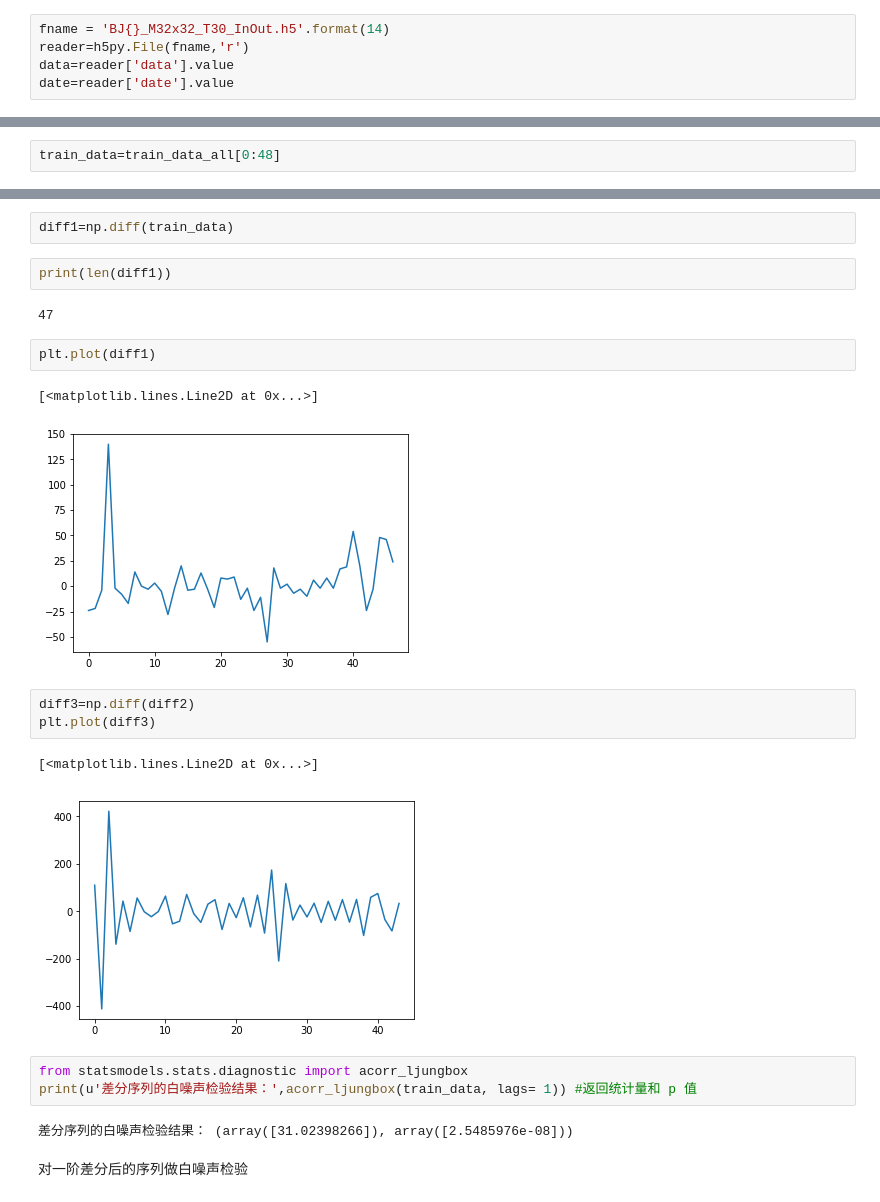
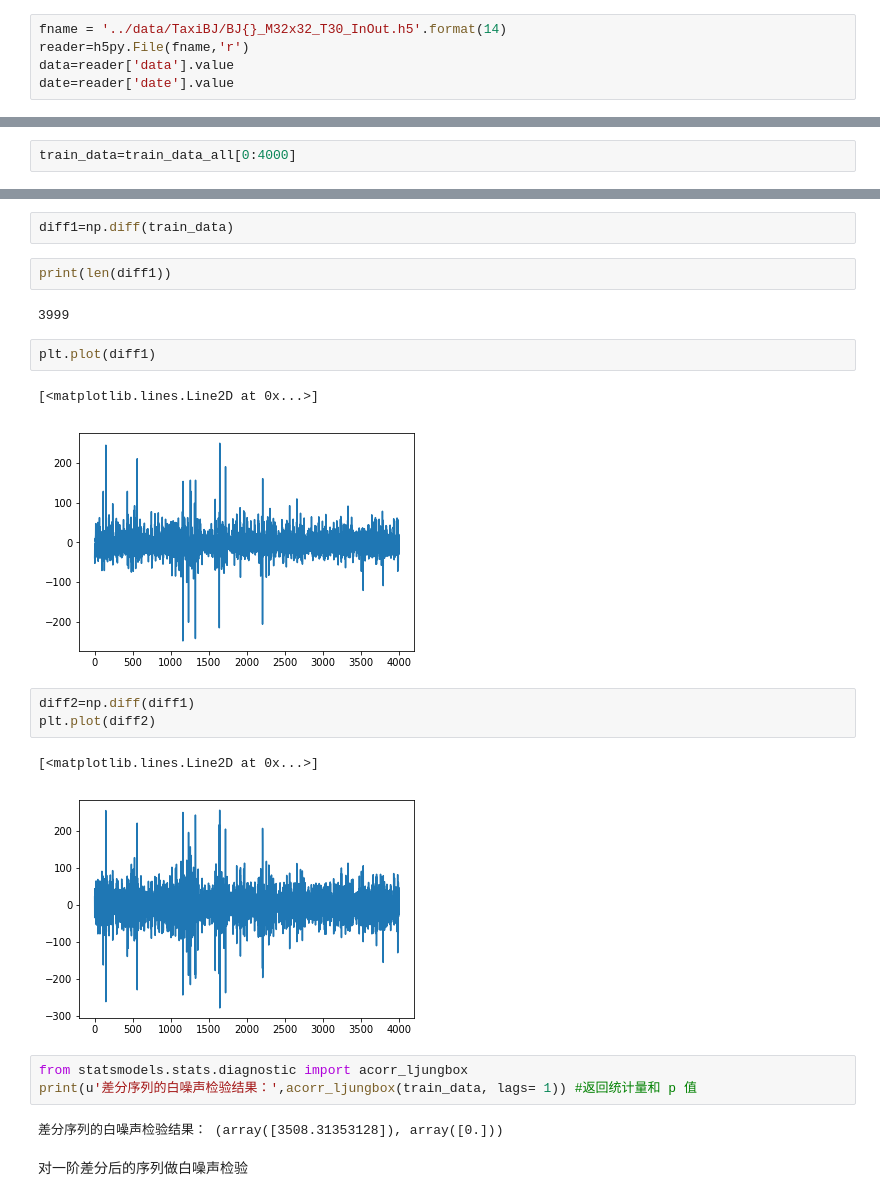
Before and after one commit to hujunhan/DeepST-Pytorch, a Jupyter notebook: notebooks/ARIMA.ipynb, the cells around one changed output, grey strips where cells are left out. Cells and saved outputs as stored; diff of their text form.

```diff
--- a/notebooks/ARIMA.ipynb
+++ b/notebooks/ARIMA.ipynb
@@ -20,7 +20,7 @@ import pandas as pd
 import math
 from matplotlib import pyplot as plt
 # %%
-fname = 'BJ{}_M32x32_T30_InOut.h5'.format(14)
+fname = '../data/TaxiBJ/BJ{}_M32x32_T30_InOut.h5'.format(14)
 reader=h5py.File(fname,'r')
 data=reader['data'].value
 date=reader['date'].value
@@ -69,7 +69,7 @@ train_data_all=[]
 for timeslot in data:
     train_data_all.append(timeslot[0][15][10])
 # %%
-train_data=train_data_all[0:48]
+train_data=train_data_all[0:4000]
 # %%
 plt.plot(train_data)
 # %% [output]
@@ -91,23 +91,23 @@ diff1=np.diff(train_data)
 # %%
 print(len(diff1))
 # %% [output]
-47
+3999
 # %%
 plt.plot(diff1)
 # %% [output]
 [<matplotlib.lines.Line2D at 0x...>]
-[figure, old version]
+[figure, new version]
 # %%
-diff3=np.diff(diff2)
-plt.plot(diff3)
+diff2=np.diff(diff1)
+plt.plot(diff2)
 # %% [output]
 [<matplotlib.lines.Line2D at 0x...>]
-[figure, old version]
+[figure, new version]
 # %%
 from statsmodels.stats.diagnostic import acorr_ljungbox
 print(u'差分序列的白噪声检验结果：',acorr_ljungbox(train_data, lags= 1)) #返回统计量和 p 值
 # %% [output]
-差分序列的白噪声检验结果： (array([31.02398266]), array([2.5485976e-08]))
+差分序列的白噪声检验结果： (array([3508.31353128]), array([0.]))
 # %% [markdown]
 对一阶差分后的序列做白噪声检验
 # %%
```
Also changed, not shown: parts of 8 cells of this notebook, 17 other files.
